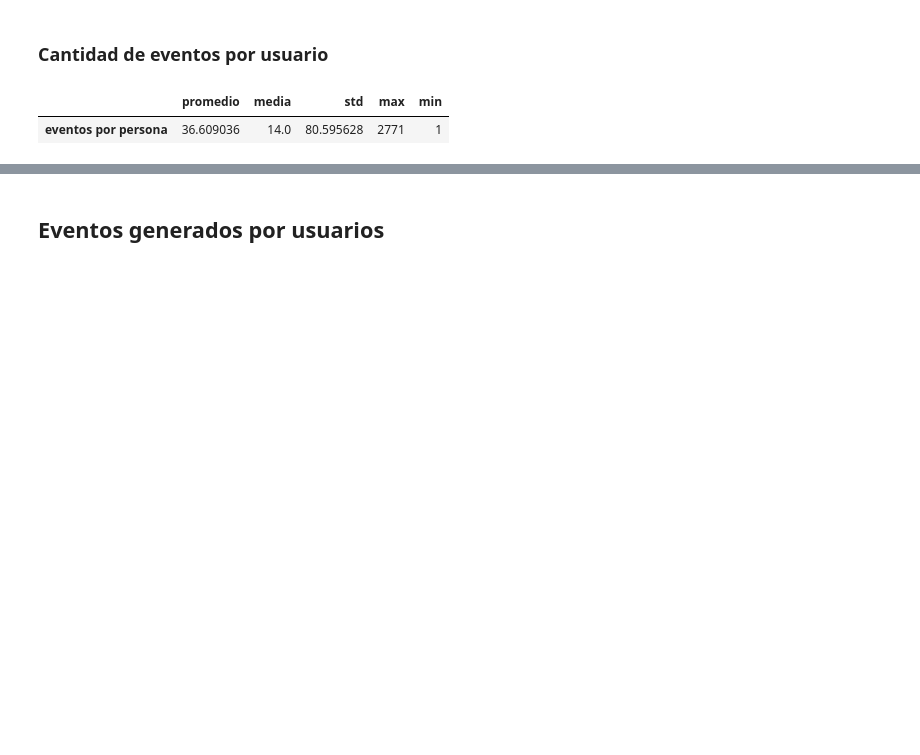
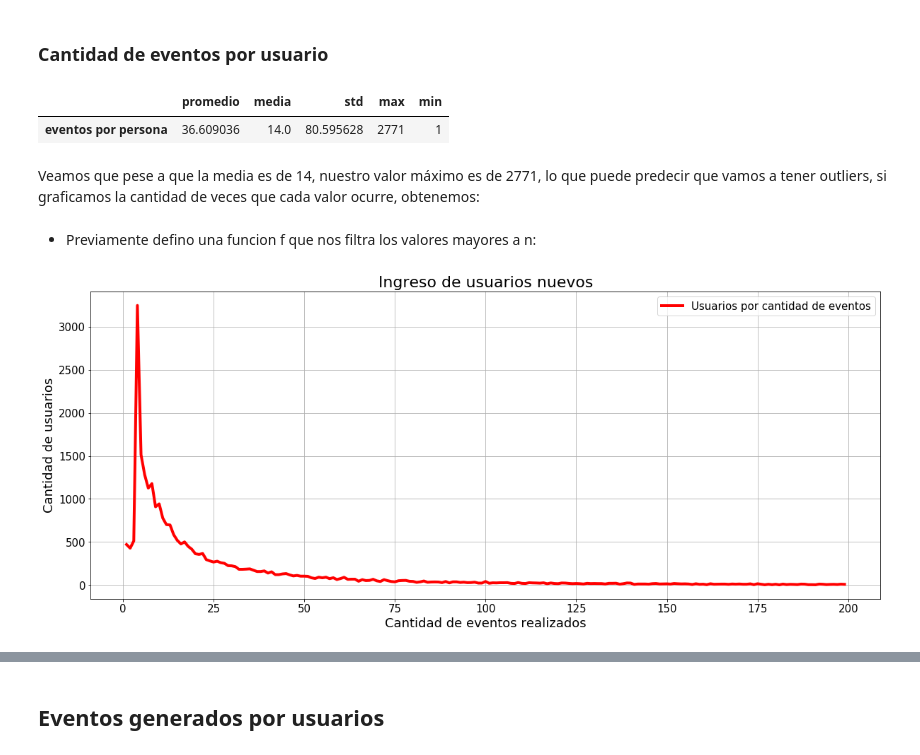
Before and after one commit to emabrea/7506-DATOS-TP1, a Jupyter notebook: Analisis Exploratorio.ipynb, the cells around one changed output, grey strips where cells are left out. Cells and saved outputs as stored; diff of their text form; code cells hidden in the pictures; blank space fills up the shorter version.

```diff
--- a/Analisis Exploratorio.ipynb
+++ b/Analisis Exploratorio.ipynb
@@ -338,3 +344,22 @@ pd.DataFrame(data=d, index=["eventos por persona"])
 # %% [output]
 |  | promedio | media | std | max | min |
 | eventos por persona | 36.609036 | 14.0 | 80.595628 | 2771 | 1 |
+# %% [markdown]
+Veamos que pese a que la media es de 14, nuestro valor máximo es de 2771, lo que puede predecir que vamos a tener outliers, si graficamos la cantidad de veces que cada valor ocurre, obtenemos:
+# %% [markdown]
+- Previamente defino una funcion f que nos filtra los valores mayores a n:
+# %%
+f = (lambda n : eventos_por_persona[eventos_por_persona < n])
+# %%
+f(200).value_counts().sort_index()\
+        .plot(color='r', figsize=(20,8) ,linewidth = 4,  label ='Usuarios por cantidad de eventos')
+
+plt.title("Ingreso de usuarios nuevos",fontsize='22')
+plt.ylabel('Cantidad de usuarios',fontsize=18)
+plt.xlabel('Cantidad de eventos realizados',fontsize=18)
+plt.legend(prop={'size': 15})
+plt.xticks(size = 15)
+plt.yticks(size = 15)
+plt.grid()
+# %% [output]
+[figure, added]
```
Also changed, not shown: parts of 12 cells of this notebook.
